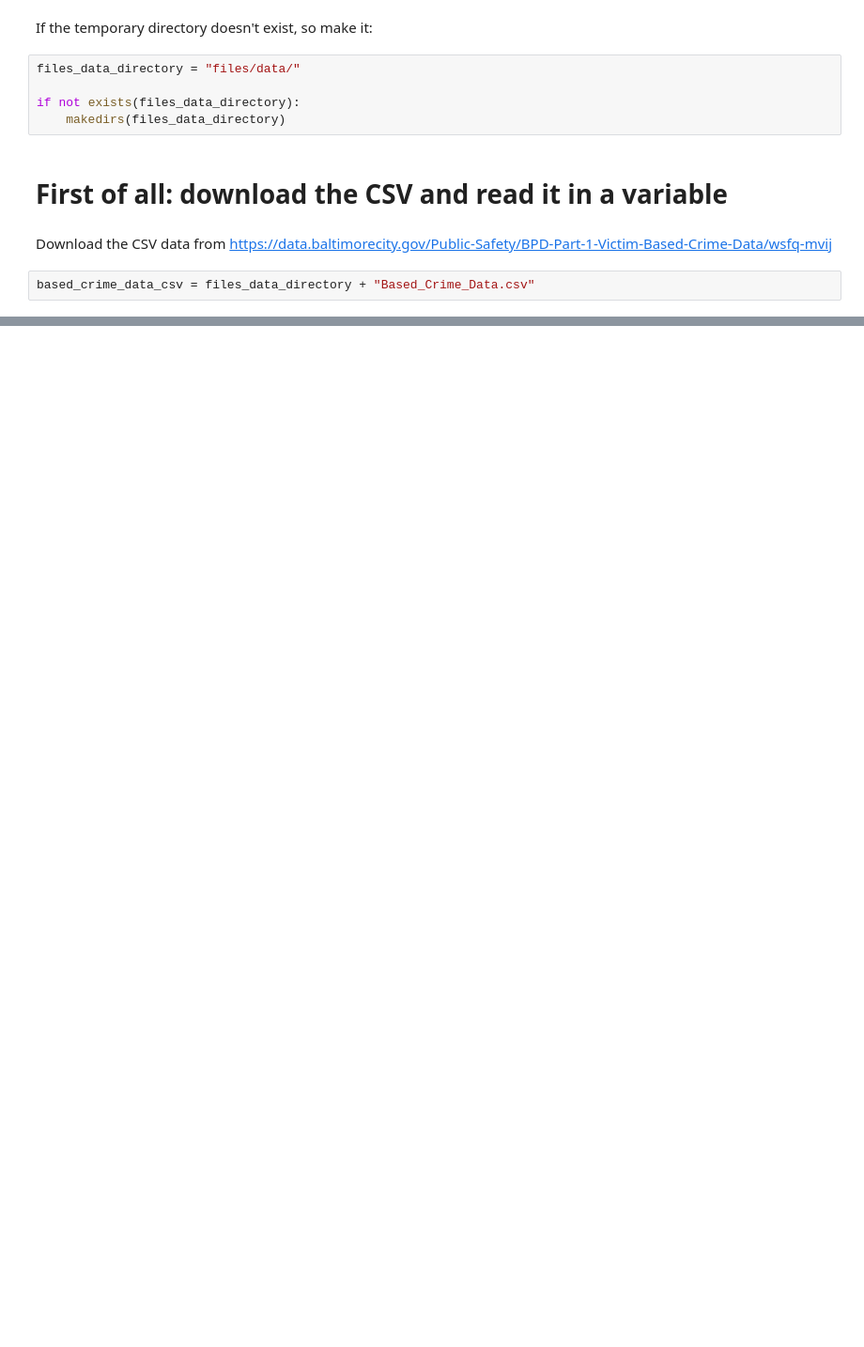
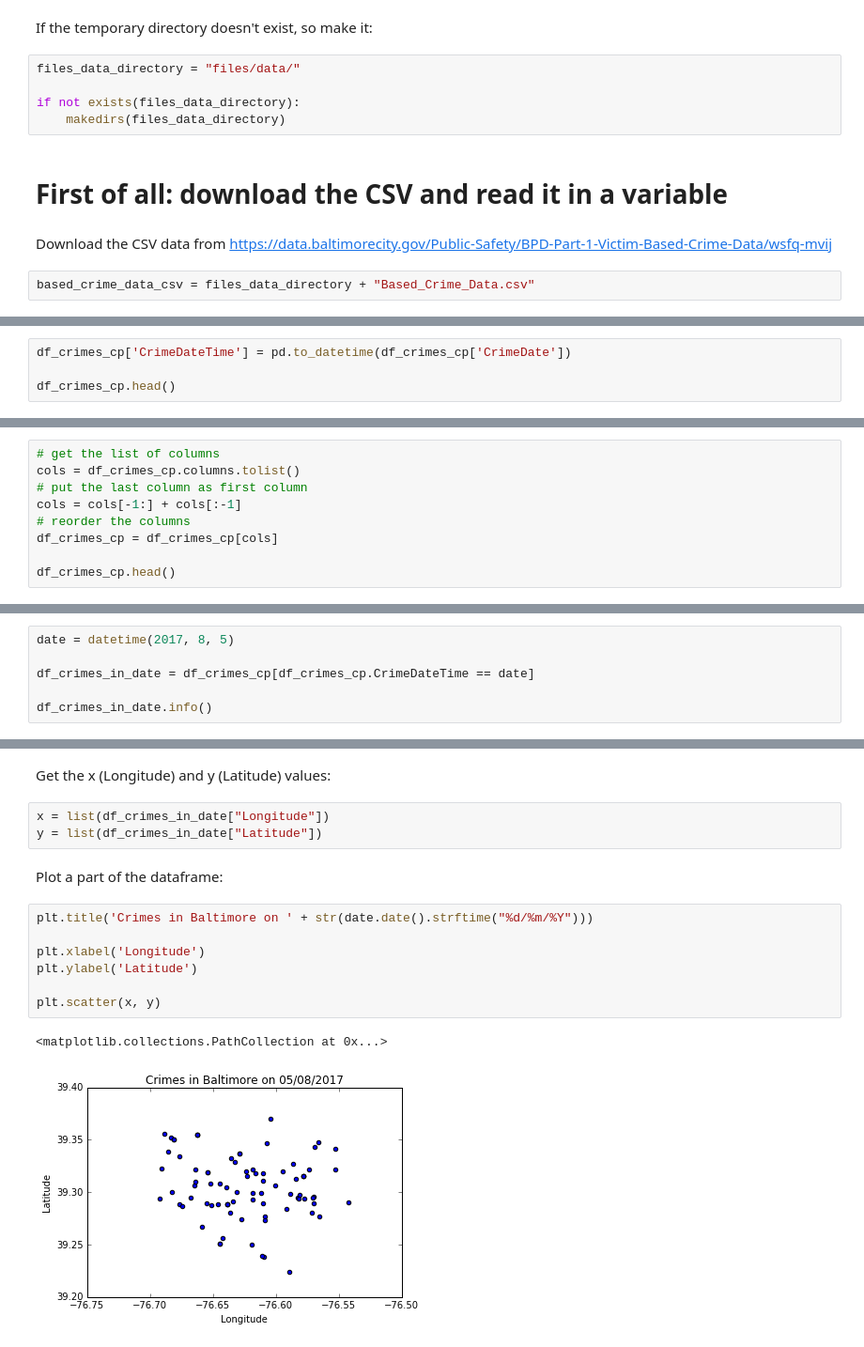
Before and after one commit to rmmariano/CAP386_intro_data_science, a Jupyter notebook: projeto/crimes_baltimore/crimes_baltimore.ipynb, the cells around one changed output, grey strips where cells are left out. Shown at 94% size. Cells and saved outputs as stored; diff of their text form; blank space fills up the shorter version.

Commit message:
Getting information in dataframe

```diff
--- a/projeto/crimes_baltimore/crimes_baltimore.ipynb
+++ b/projeto/crimes_baltimore/crimes_baltimore.ipynb
@@ -84,0 +105,4 @@ print(df_crimes.head())
+# %%
+df_crimes_cp['CrimeDateTime'] = pd.to_datetime(df_crimes_cp['CrimeDate'])
+
+df_crimes_cp.head()
@@ -84,0 +118,9 @@ print(df_crimes.head())
+# %%
+# get the list of columns
+cols = df_crimes_cp.columns.tolist()
+# put the last column as first column
+cols = cols[-1:] + cols[:-1]
+# reorder the columns
+df_crimes_cp = df_crimes_cp[cols]
+
+df_crimes_cp.head()
@@ -84,0 +136,6 @@ print(df_crimes.head())
+# %%
+date = datetime(2017, 8, 5)
+
+df_crimes_in_date = df_crimes_cp[df_crimes_cp.CrimeDateTime == date]
+
+df_crimes_in_date.info()
@@ -84,0 +160,17 @@ print(df_crimes.head())
+# %% [markdown]
+Get the x (Longitude) and y (Latitude) values:
+# %%
+x = list(df_crimes_in_date["Longitude"])
+y = list(df_crimes_in_date["Latitude"])
+# %% [markdown]
+Plot a part of the dataframe:
+# %%
+plt.title('Crimes in Baltimore on ' + str(date.date().strftime("%d/%m/%Y")))
+
+plt.xlabel('Longitude')
+plt.ylabel('Latitude')
+
+plt.scatter(x, y)
+# %% [output]
+<matplotlib.collections.PathCollection at 0x...>
+[figure, added]
```
Also changed, not shown: parts of 20 cells of this notebook.
